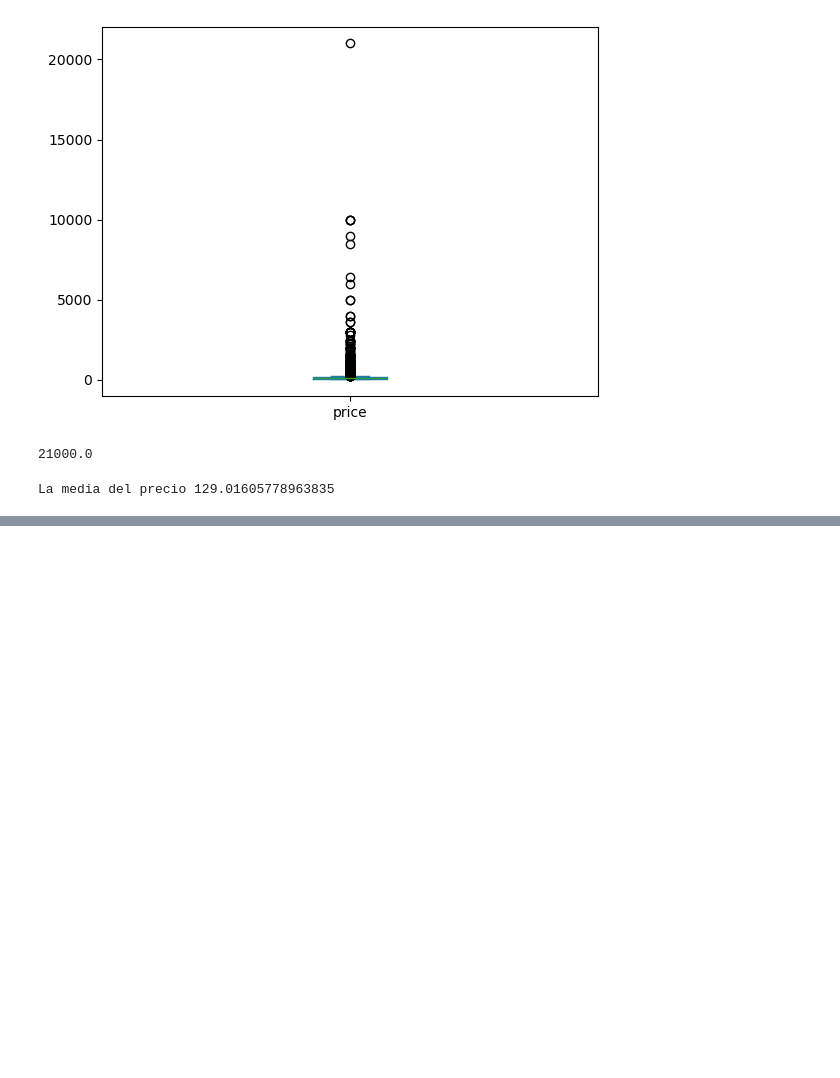
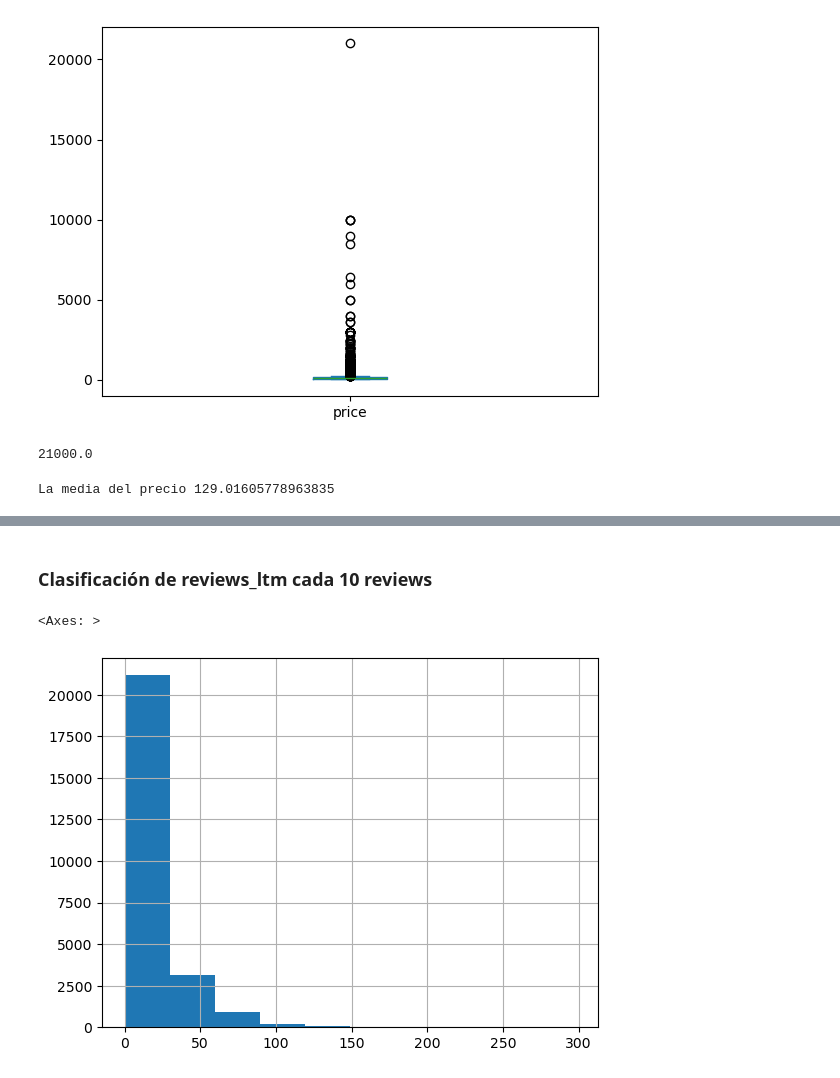
Before and after one commit to EstebanGomezVal/iteso-data-analytics, a Jupyter notebook: notebooks/Kmeans_madrid.ipynb, the cells around one changed output, grey strips where cells are left out. Drawn from its saved outputs; the diff is of its cells as text; code cells hidden in the pictures; blank space fills up the shorter version.

```diff
--- a/notebooks/Kmeans_madrid.ipynb
+++ b/notebooks/Kmeans_madrid.ipynb
@@ -101,0 +196,3 @@ df.head()
+# %%
+df["availability_365"] = df["availability_365"].apply(lambda x: round(x/30))
+df["availability_365"]
@@ -101,0 +214,4 @@ df.head()
+# %%
+Le.fit(df["neighbourhood"])
+df["neighbourhood"] = Le.transform(df[["neighbourhood"]])
+df["neighbourhood"]
@@ -101,0 +231,4 @@ df.head()
+# %%
+Le.fit(df["neighbourhood_group"])
+df["neighbourhood_group"] = Le.transform(df[["neighbourhood_group"]])
+df["neighbourhood_group"]
@@ -101,0 +248,7 @@ df.head()
+# %% [markdown]
+### Clasificación de reviews_ltm cada 10 reviews
+# %%
+df["number_of_reviews_ltm"].hist()
+# %% [output]
+<Axes: >
+[figure, added]
```
Also changed, not shown: parts of 49 cells of this notebook.
